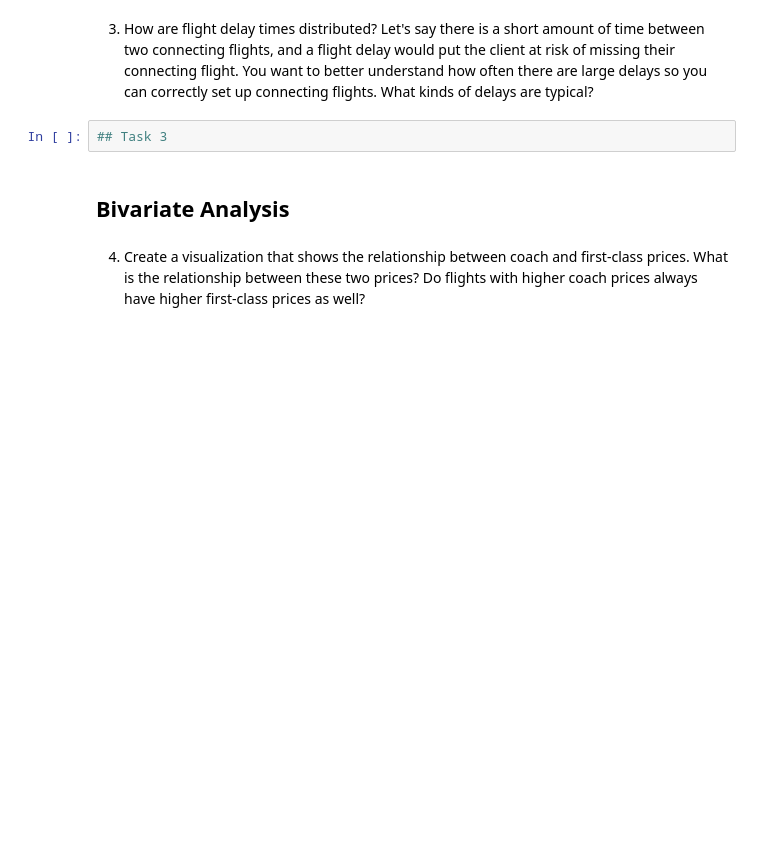
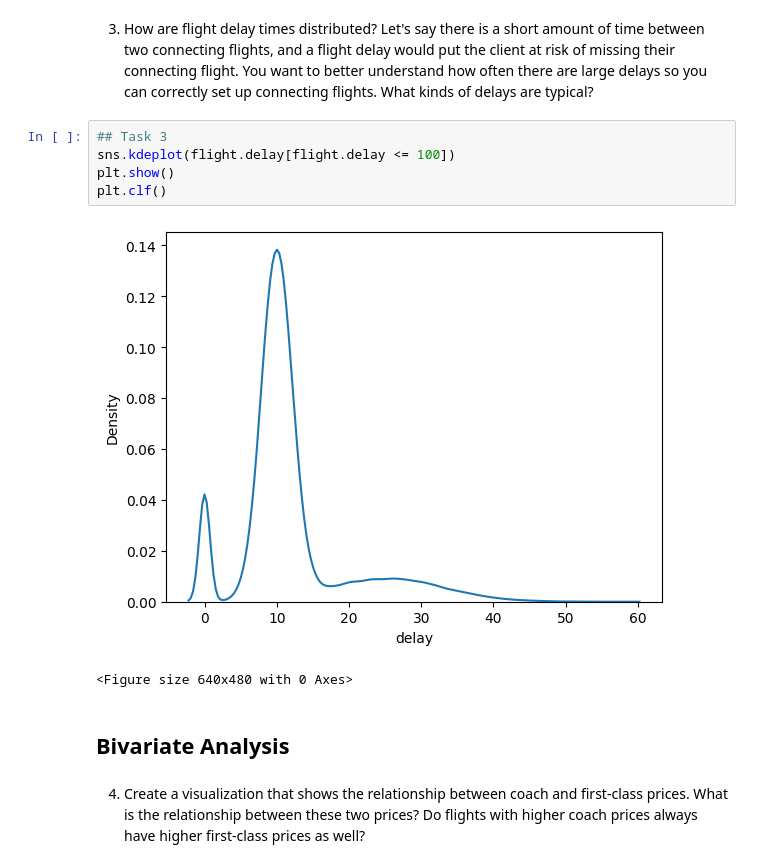
Before and after one commit to harryw1/cuddly-tribble, a Jupyter notebook: data-science-ml/coursework/jupyter/05_airlines/project.ipynb, the cells around one changed output. Drawn from its saved outputs; the diff is of its cells as text; blank space fills up the shorter version.

```diff
--- a/data-science-ml/coursework/jupyter/05_airlines/project.ipynb
+++ b/data-science-ml/coursework/jupyter/05_airlines/project.ipynb
@@ -83,7 +93,13 @@ plt.show()
 # %% [markdown]
 3. How are flight delay times distributed? Let's say there is a short amount of time between two connecting flights, and a flight delay would put the client at risk of missing their connecting flight. You want to better understand how often there are large delays so you can correctly set up connecting flights. What kinds of delays are typical?
-# %%
-## Task 3
+# %%
+## Task 3
+sns.kdeplot(flight.delay[flight.delay <= 100])
+plt.show()
+plt.clf()
+# %% [output]
+[figure, added]
+<Figure size 640x480 with 0 Axes>
 # %% [markdown]
 ## Bivariate Analysis
 # %% [markdown]
```
Also changed, not shown: parts of 7 cells of this notebook.
